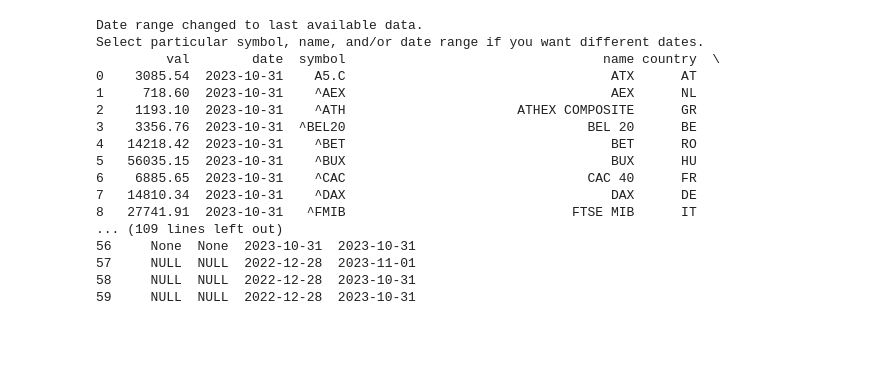
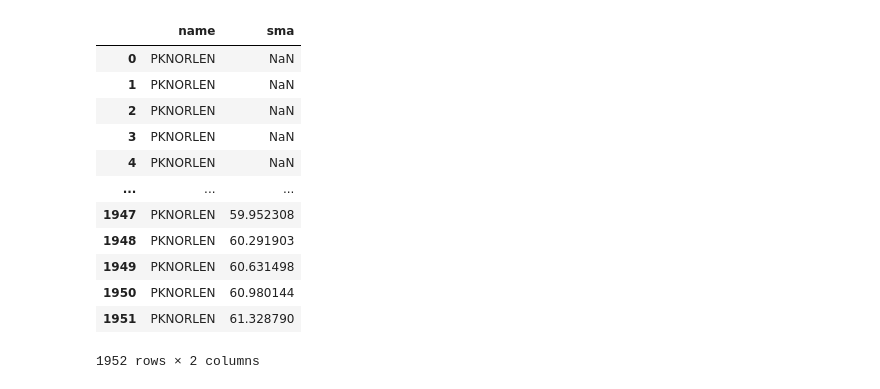
Before and after one commit to zielaskowski/tradeDB, a Jupyter notebook: dev/stooq.ipynb, the cells around one changed output. Cells and saved outputs as stored; diff of their text form; code cells hidden in the pictures; blank space fills up the shorter version.

```diff
--- a/dev/stooq.ipynb
+++ b/dev/stooq.ipynb
@@ -105,22 +83,0 @@ ale.data
-# %%
-jola=tradeDB.Trader()
-jola.get(tab='INDEXES')
-print(jola)
-# %% [output]
-Date range changed to last available data.
-Select particular symbol, name, and/or date range if you want different dates.
-         val        date  symbol                                 name country  \
-0    3085.54  2023-10-31    A5.C                                  ATX      AT
-1     718.60  2023-10-31    ^AEX                                  AEX      NL
-2    1193.10  2023-10-31    ^ATH                      ATHEX COMPOSITE      GR
-3    3356.76  2023-10-31  ^BEL20                               BEL 20      BE
-4   14218.42  2023-10-31    ^BET                                  BET      RO
-5   56035.15  2023-10-31    ^BUX                                  BUX      HU
-6    6885.65  2023-10-31    ^CAC                               CAC 40      FR
-7   14810.34  2023-10-31    ^DAX                                  DAX      DE
-8   27741.91  2023-10-31   ^FMIB                             FTSE MIB      IT
-... (109 lines left out)
-56     None  None  2023-10-31  2023-10-31
-57     NULL  NULL  2022-12-28  2023-11-01
-58     NULL  NULL  2022-12-28  2023-10-31
-59     NULL  NULL  2022-12-28  2023-10-31
@@ -159,0 +84,16 @@ wig20_st.plot(normalize=True)
+# %%
+pkn.data.reindex(columns=['name','sma'])
+# %% [output]
+|  | name | sma |
+| 0 | PKNORLEN | NaN |
+| 1 | PKNORLEN | NaN |
+| 2 | PKNORLEN | NaN |
+| 3 | PKNORLEN | NaN |
+| 4 | PKNORLEN | NaN |
+| ... | ... | ... |
+| 1947 | PKNORLEN | 59.952308 |
+| 1948 | PKNORLEN | 60.291903 |
+| 1949 | PKNORLEN | 60.631498 |
+| 1950 | PKNORLEN | 60.980144 |
+| 1951 | PKNORLEN | 61.328790 |
+1952 rows × 2 columns
```
Also changed, not shown: parts of 24 cells of this notebook, 3 other files.
